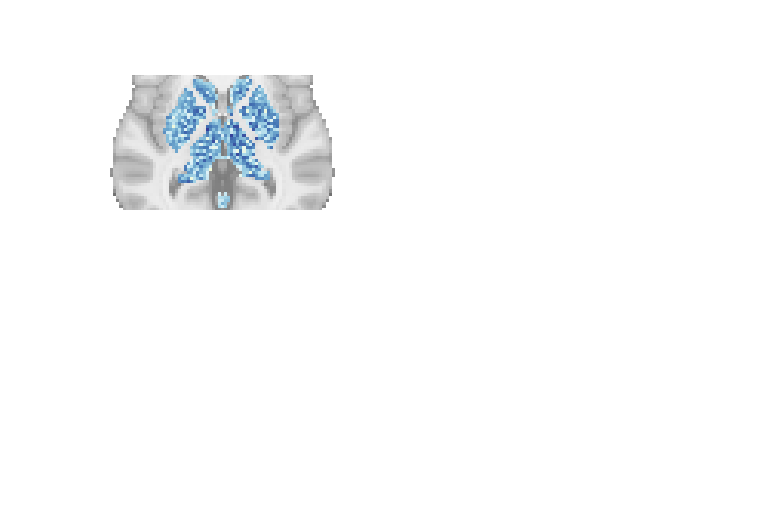
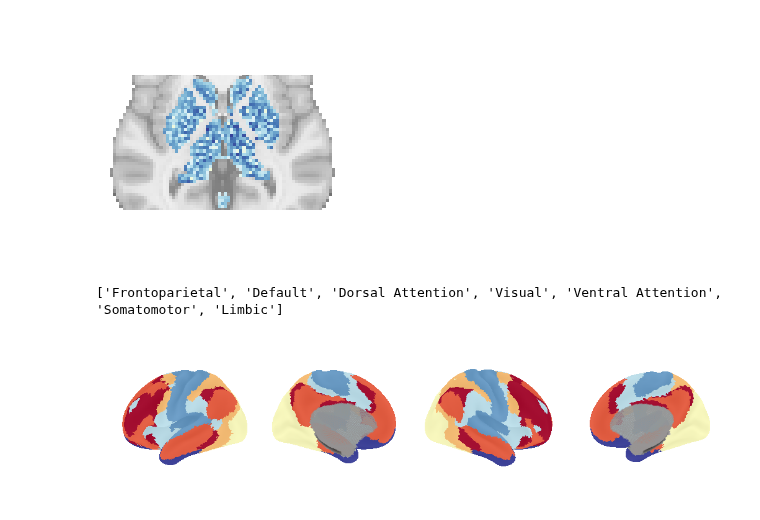
Before and after one commit to griegner/fmri-timescales, a Jupyter notebook: notebooks/fig04to05.ipynb, the cells around one changed output. Cells and saved outputs as stored; diff of their text form; code cells hidden in the pictures; blank space fills up the shorter version.

Commit message:
add figure of timescale organization by brain network

```diff
--- a/notebooks/fig04to05.ipynb
+++ b/notebooks/fig04to05.ipynb
@@ -95,3 +95,43 @@ cbar = 0-2.7
 (-60.0, 27.0)
 [figure]
 [figure]
+# %%
+parc = hcp.yeo7
+maps_parc = hcp.parcellate(maps[estimator][estimates].reshape(1, -1), parc, method=np.mean).squeeze()
+
+print([parc.labels[i + 1] for i in maps_parc.argsort()[::-1]])
+
+rank_bins = (maps_parc.argsort().argsort() * maps_parc.size) // maps_parc.size + 1
+maps_unparc = hcp.unparcellate(rank_bins, parc)
+
+colors = np.vstack(([1, 1, 1, 1], plt.cm.RdYlBu_r(np.linspace(0, 1, maps_parc.size))))
+cmap = ListedColormap(colors)
+
+
+# plot parcellation
+fig, axs = plt.subplots(ncols=4, figsize=(10, 3), subplot_kw=dict(projection="3d"))
+fig.tight_layout(pad=0)
+
+kwargs = dict(bg_on_data=True, darkness=1, alpha=0.25, cmap=cmap)
+kwargs_l = {
+    **kwargs,
+    "surf_mesh": hcp.mesh.inflated_left,
+    "roi_map": hcp.left_cortex_data(maps_unparc),
+    "bg_map": hcp.mesh.sulc_left,
+    "hemi": "left",
+}
+kwargs_r = {
+    **kwargs,
+    "surf_mesh": hcp.mesh.inflated_right,
+    "roi_map": hcp.right_cortex_data(maps_unparc),
+    "bg_map": hcp.mesh.sulc_right,
+    "hemi": "right",
+}
+
+_ = plotting.plot_surf_roi(view="lateral", axes=axs[0], **kwargs_l)
+_ = plotting.plot_surf_roi(view="medial", axes=axs[1], **kwargs_l)
+_ = plotting.plot_surf_roi(view="lateral", axes=axs[2], **kwargs_r)
+_ = plotting.plot_surf_roi(view="medial", axes=axs[3], **kwargs_r)
+# %% [output]
+['Frontoparietal', 'Default', 'Dorsal Attention', 'Visual', 'Ventral Attention', 'Somatomotor', 'Limbic']
+[figure, added]
```
Also changed, not shown: parts of 2 cells of this notebook.
